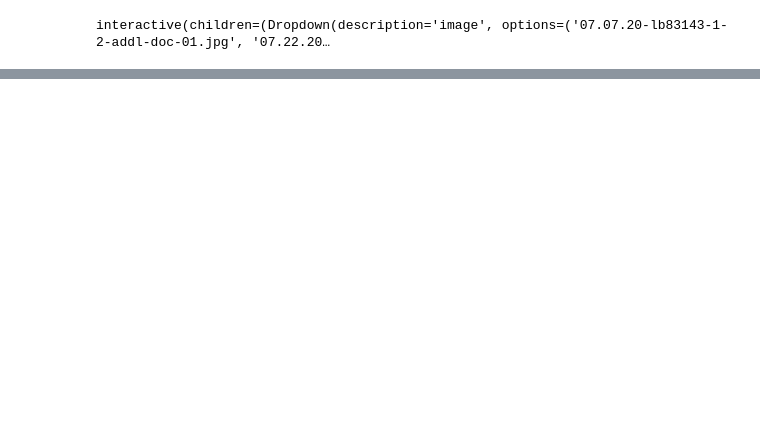
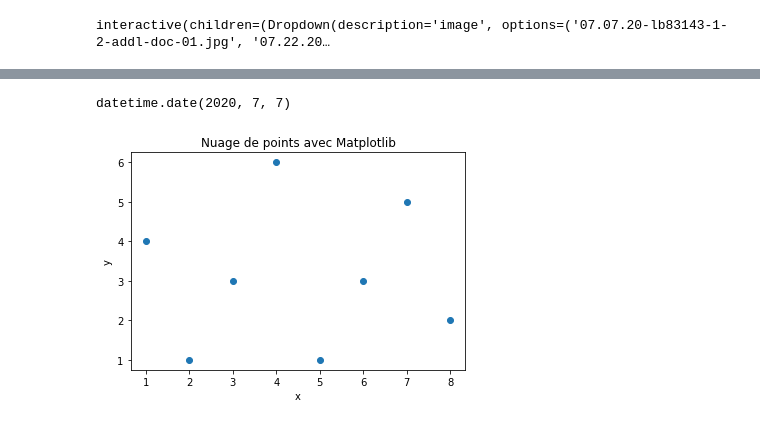
Before and after one commit to sirisha-acog/AR-UI, a Jupyter notebook: src/hocr/notebooks/Demo.ipynb, the cells around one changed output, grey strips where cells are left out. Drawn from its saved outputs; the diff is of its cells as text; code cells hidden in the pictures; blank space fills up the shorter version.

```diff
--- a/src/hocr/notebooks/Demo.ipynb
+++ b/src/hocr/notebooks/Demo.ipynb
@@ -68,0 +195,4 @@ interactive(children=(Dropdown(description='image', options=('07.07.20-lb83143-1
+# %%
+date_picker.value
+# %% [output]
+datetime.date(2020, 7, 7)
@@ -68,0 +210,11 @@ interactive(children=(Dropdown(description='image', options=('07.07.20-lb83143-1
+# %%
+import matplotlib.pyplot as plt
+
+plt.scatter([1,2,3,4,5,6,7,8],[4,1,3,6,1,3,5,2])
+
+plt.title('Nuage de points avec Matplotlib')
+plt.xlabel('x')
+plt.ylabel('y')
+plt.show()
+# %% [output]
+[figure, added]
```
Also changed, not shown: parts of 16 cells of this notebook, 7 other files.
